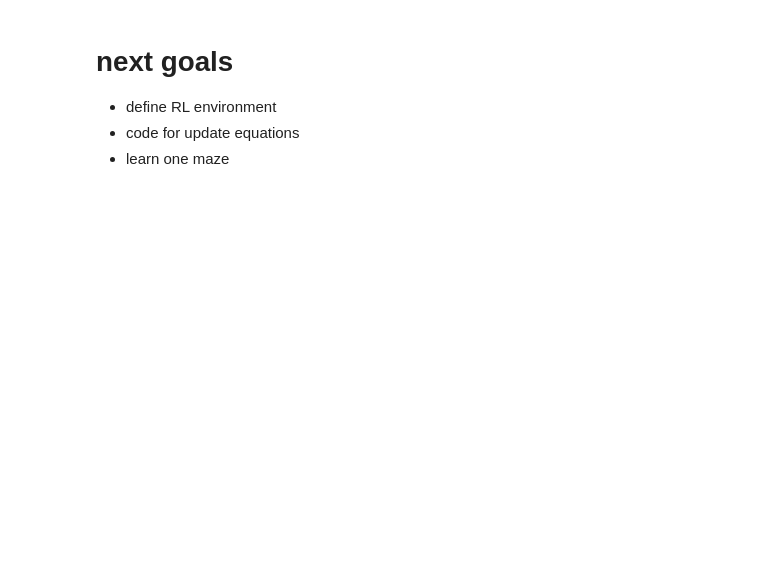
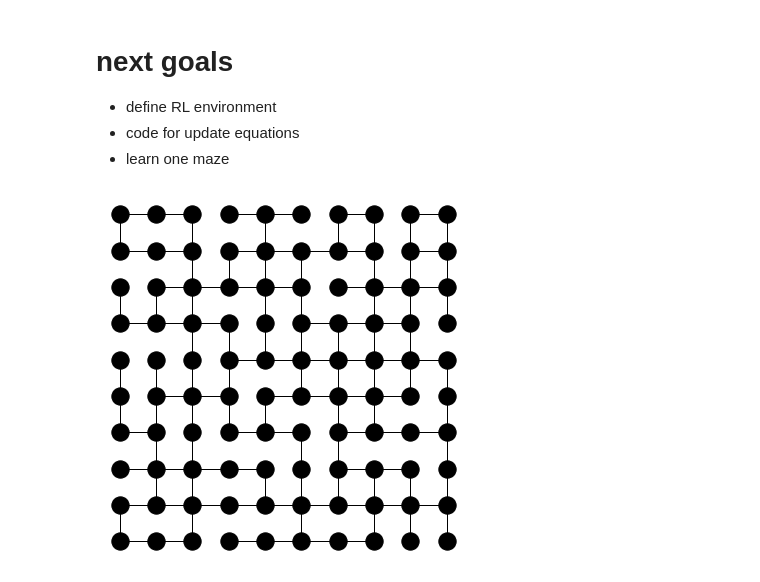
Before and after one commit to gguiomar/MazeX, a Jupyter notebook: mazeGenerator_v4.ipynb, the cells around one changed output. Drawn from its saved outputs; the diff is of its cells as text; code cells hidden in the pictures; blank space fills up the shorter version.

```diff
--- a/mazeGenerator_v4.ipynb
+++ b/mazeGenerator_v4.ipynb
@@ -586,0 +598,4 @@ def get_next_state(G, current_state, action):
+# %%
+draw_graph(G, [5,5])
+# %% [output]
+[figure, added]
```
Also changed, not shown: parts of 50 cells of this notebook, 17 other files.
